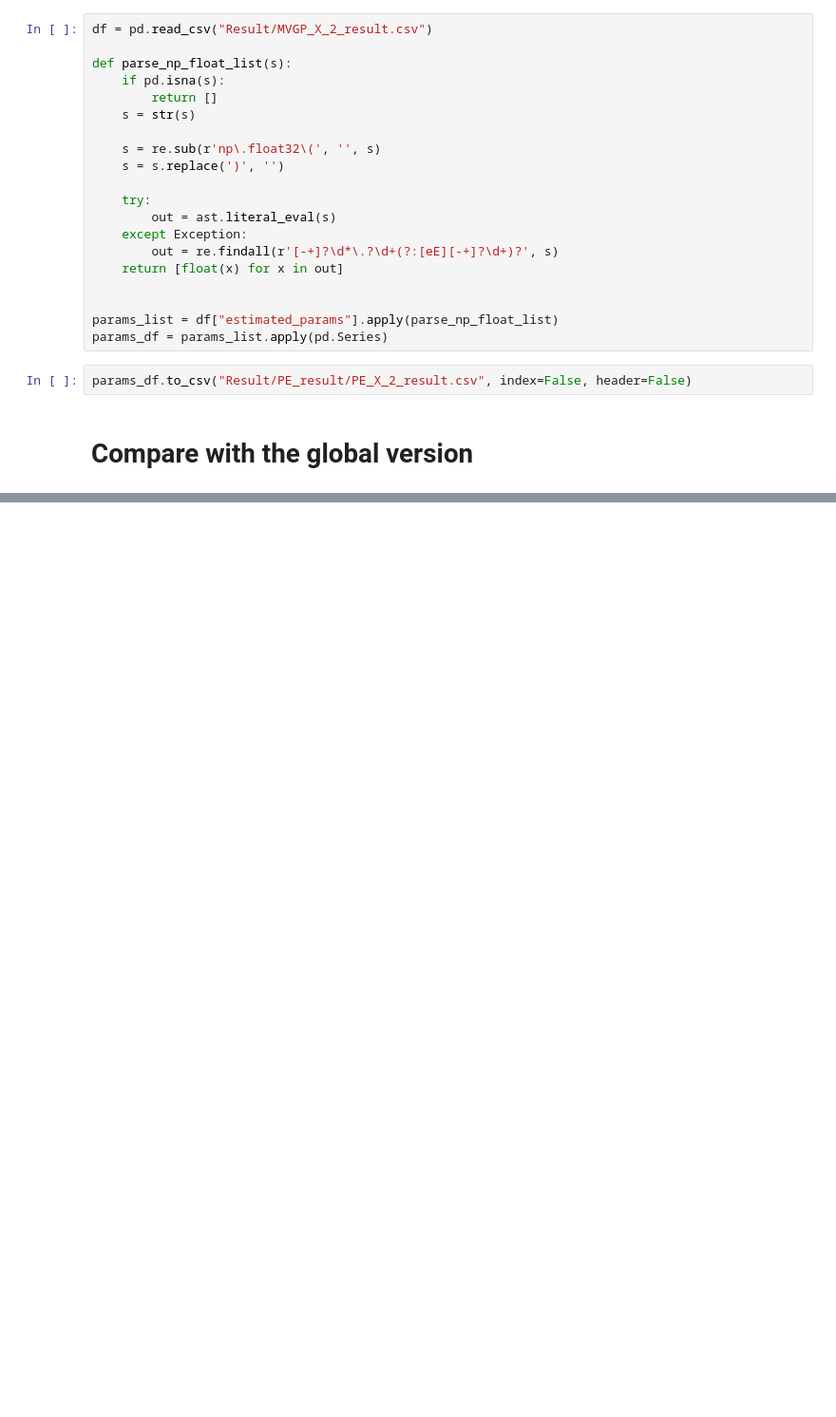
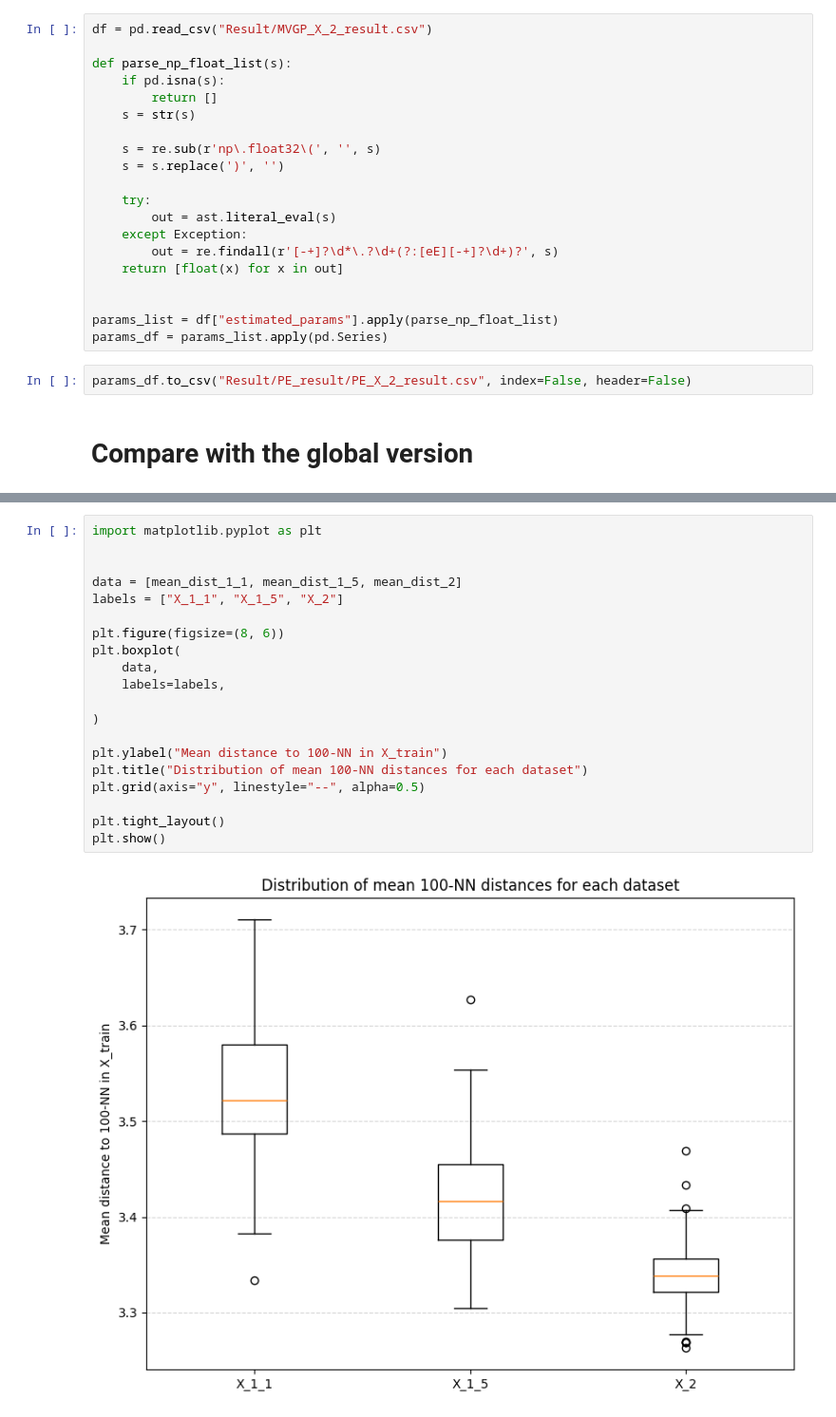
Before and after one commit to Aether-Ren/Multioutput_FixedG_GP, a Jupyter notebook: LocalDisease/RV_LD.ipynb, the cells around one changed output, grey strips where cells are left out. Shown at 95% size. Saved outputs shown, nothing was run; the diff lists cells and outputs as text; blank space fills up the shorter version.

```diff
--- a/LocalDisease/RV_LD.ipynb
+++ b/LocalDisease/RV_LD.ipynb
@@ -121,0 +155,22 @@ plt.show()
+# %%
+import matplotlib.pyplot as plt
+
+
+data = [mean_dist_1_1, mean_dist_1_5, mean_dist_2]
+labels = ["X_1_1", "X_1_5", "X_2"]
+
+plt.figure(figsize=(8, 6))
+plt.boxplot(
+    data,
+    labels=labels,
+
+)
+
+plt.ylabel("Mean distance to 100-NN in X_train")
+plt.title("Distribution of mean 100-NN distances for each dataset")
+plt.grid(axis="y", linestyle="--", alpha=0.5)
+
+plt.tight_layout()
+plt.show()
+# %% [output]
+[figure, added]
```
Also changed, not shown: parts of 6 cells of this notebook, 2 other files.
